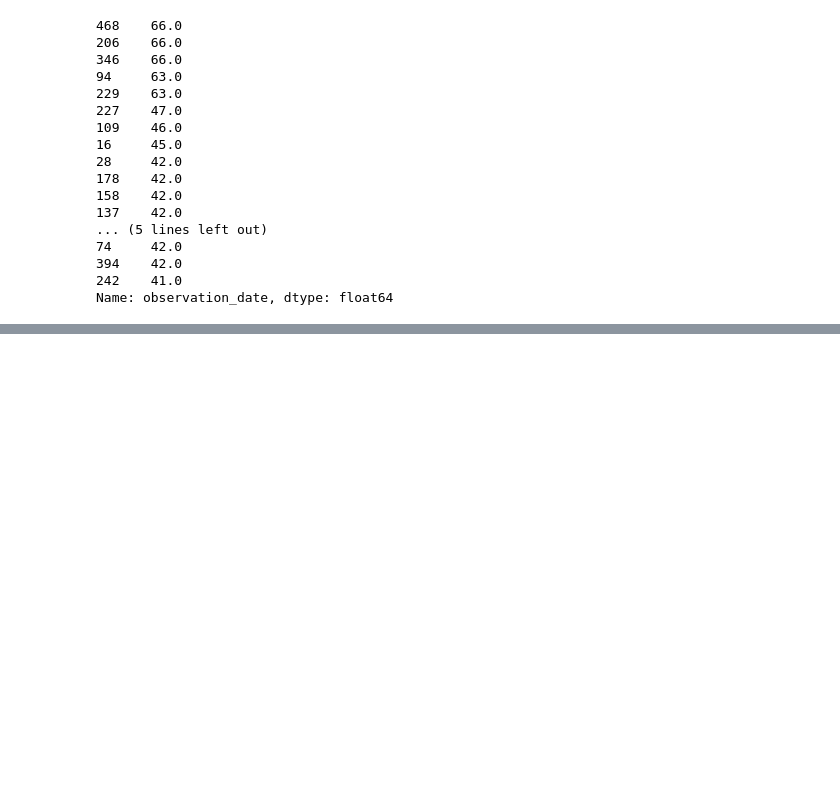
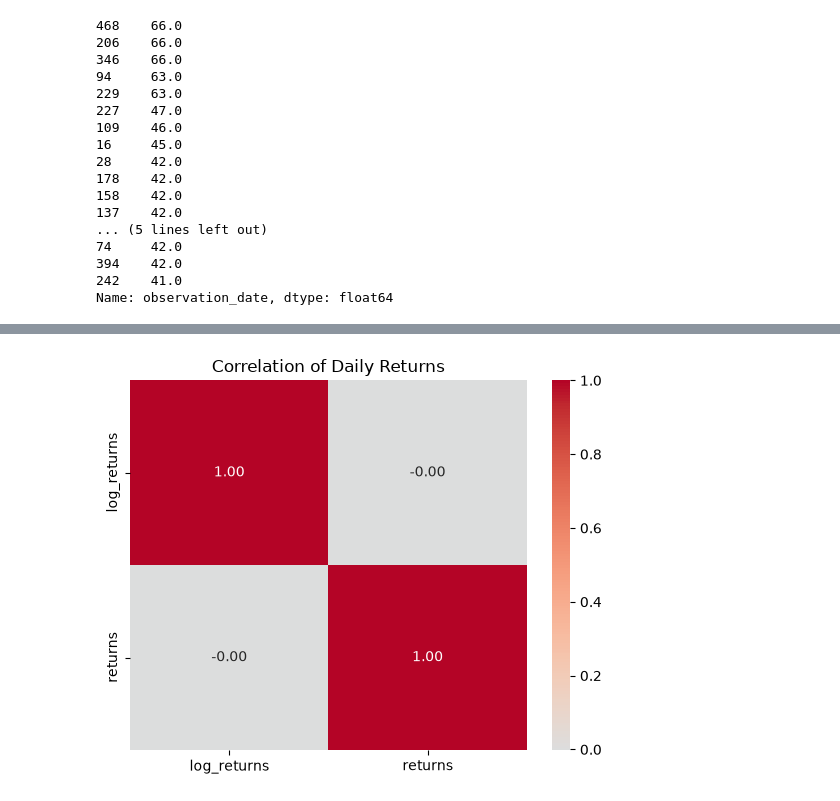
Before and after one commit to Princekumarofficial/potential-octo-sniffle, a Jupyter notebook: deep_learning.ipynb, the cells around one changed output, grey strips where cells are left out. Cells and saved outputs as stored; diff of their text form; code cells hidden in the pictures; blank space fills up the shorter version.

```diff
--- a/deep_learning.ipynb
+++ b/deep_learning.ipynb
@@ -436,0 +548,25 @@ Name: observation_date, dtype: float64
+# %%
+return_cols = [
+    "log_returns",
+    "returns",
+    "DCOILWTICO",
+    "sap500",
+    "DEXUSEU",
+    "DEXJPUS",
+    "VIX",
+]
+
+return_data = full_df[[c for c in return_cols if c in full_df.columns]].copy()
+return_data = return_data.pct_change().dropna()
+
+sns.heatmap(
+    return_data.corr(method="pearson"),
+    annot=True,
+    cmap="coolwarm",
+    center=0,
+    fmt=".2f"
+)
+plt.title("Correlation of Daily Returns")
+plt.show()
+# %% [output]
+[figure, added]
```
Also changed, not shown: parts of 27 cells of this notebook, 2 other files.
